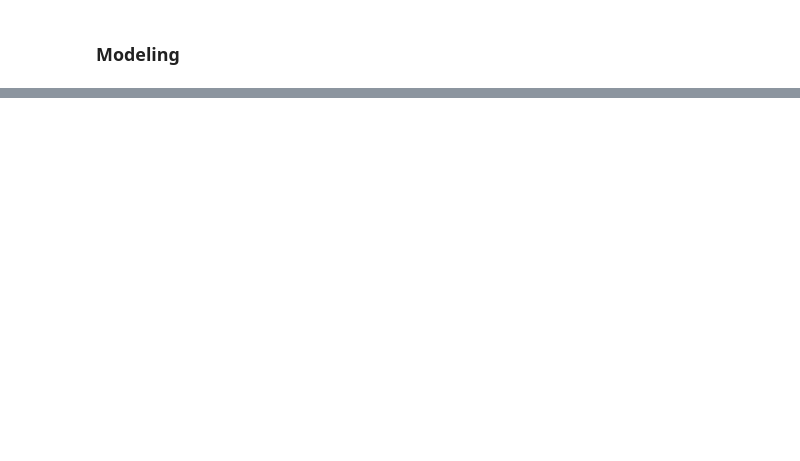
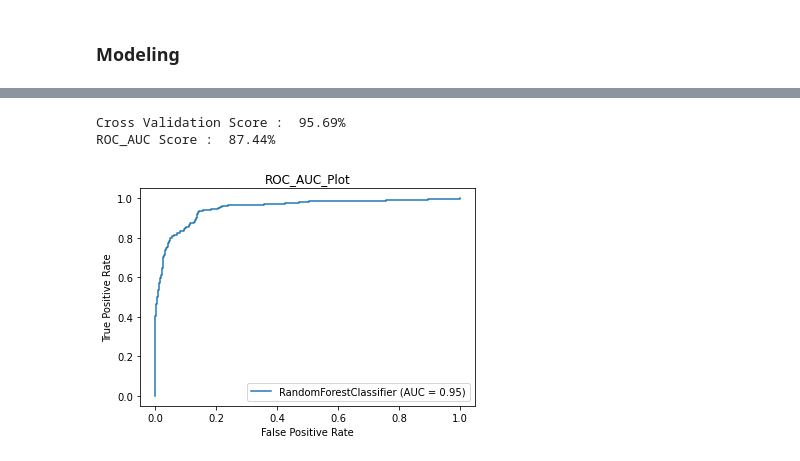
Before and after one commit to Dmoreir1/DSC-Flatiron-Project3, a Jupyter notebook: main-project-notebook.ipynb, the cells around one changed output, grey strips where cells are left out. Drawn from its saved outputs; the diff is of its cells as text; code cells hidden in the pictures; blank space fills up the shorter version.

```diff
--- a/main-project-notebook.ipynb
+++ b/main-project-notebook.ipynb
@@ -429,0 +399,9 @@ plt.show()
+# %%
+# Second Model Random Forest
+classifier_rf = RandomForestClassifier(max_depth = 4, random_state = 42)
+# %%
+model(classifier_rf, x_train, y_train, x_test, y_test)
+# %% [output]
+Cross Validation Score :  95.69%
+ROC_AUC Score :  87.44%
+[figure, added]
```
Also changed, not shown: parts of 33 cells of this notebook.
